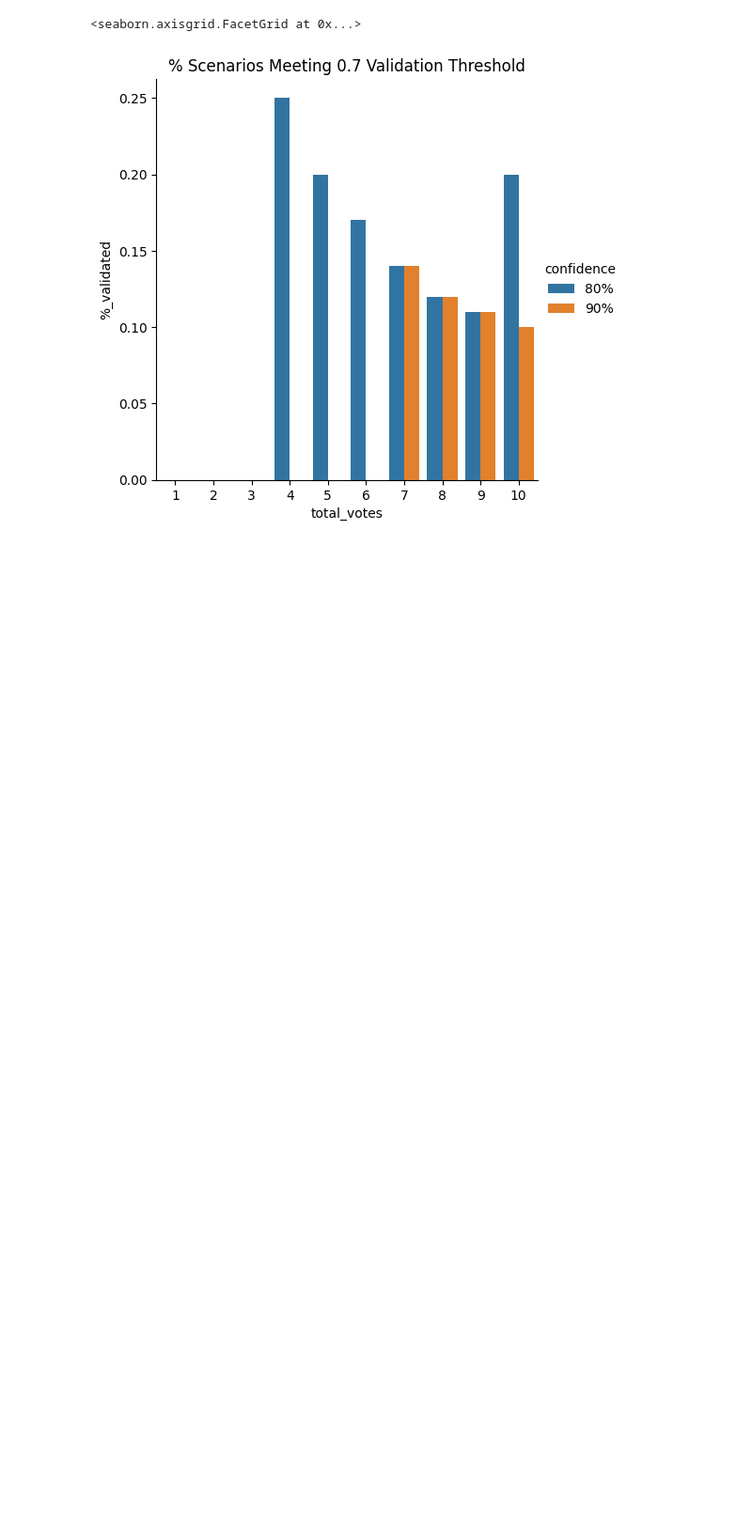
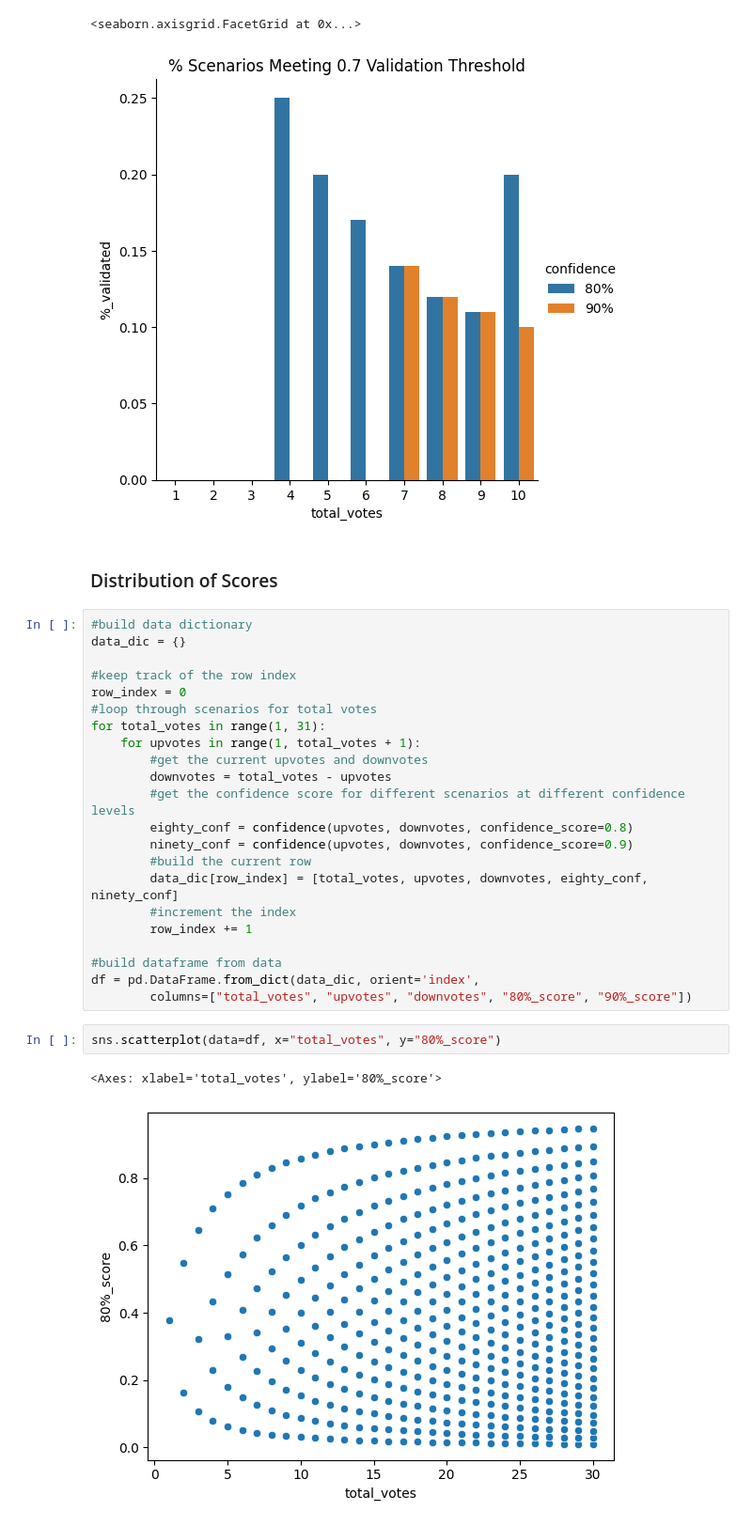
Before and after one commit to aureliobarrios/machine-learning, a Jupyter notebook: notebooks/reddit-algorithm.ipynb, the cells around one changed output. Shown at 94% size. Saved outputs shown, nothing was run; the diff lists cells and outputs as text; blank space fills up the shorter version.

Commit message:
score journeys

```diff
--- a/notebooks/reddit-algorithm.ipynb
+++ b/notebooks/reddit-algorithm.ipynb
@@ -212,3 +212,32 @@ g.set(title=f"% Scenarios Meeting {threshold} Validation Threshold")
 # %% [output]
 <seaborn.axisgrid.FacetGrid at 0x...>
 [figure]
+# %% [markdown]
+### Distribution of Scores
+# %%
+#build data dictionary
+data_dic = {}
+
+#keep track of the row index
+row_index = 0
+#loop through scenarios for total votes
+for total_votes in range(1, 31):
+    for upvotes in range(1, total_votes + 1):
+        #get the current upvotes and downvotes
+        downvotes = total_votes - upvotes
+        #get the confidence score for different scenarios at different confidence levels
+        eighty_conf = confidence(upvotes, downvotes, confidence_score=0.8)
+        ninety_conf = confidence(upvotes, downvotes, confidence_score=0.9)
+        #build the current row
+        data_dic[row_index] = [total_votes, upvotes, downvotes, eighty_conf, ninety_conf]
+        #increment the index
+        row_index += 1
+
+#build dataframe from data
+df = pd.DataFrame.from_dict(data_dic, orient='index',
+        columns=["total_votes", "upvotes", "downvotes", "80%_score", "90%_score"])
+# %%
+sns.scatterplot(data=df, x="total_votes", y="80%_score")
+# %% [output]
+<Axes: xlabel='total_votes', ylabel='80%_score'>
+[figure, added]
```
Also changed, not shown: parts of 4 cells of this notebook.
